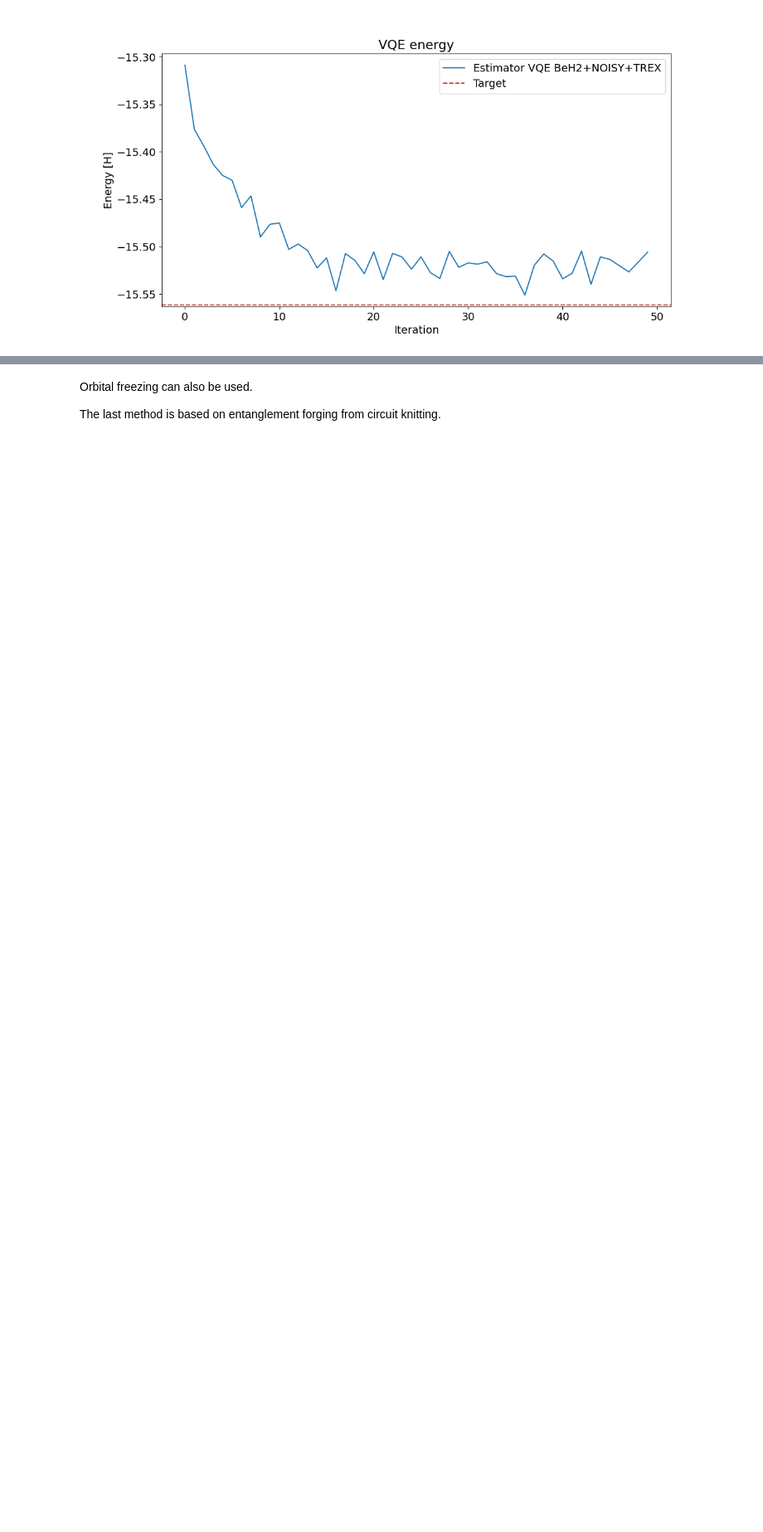
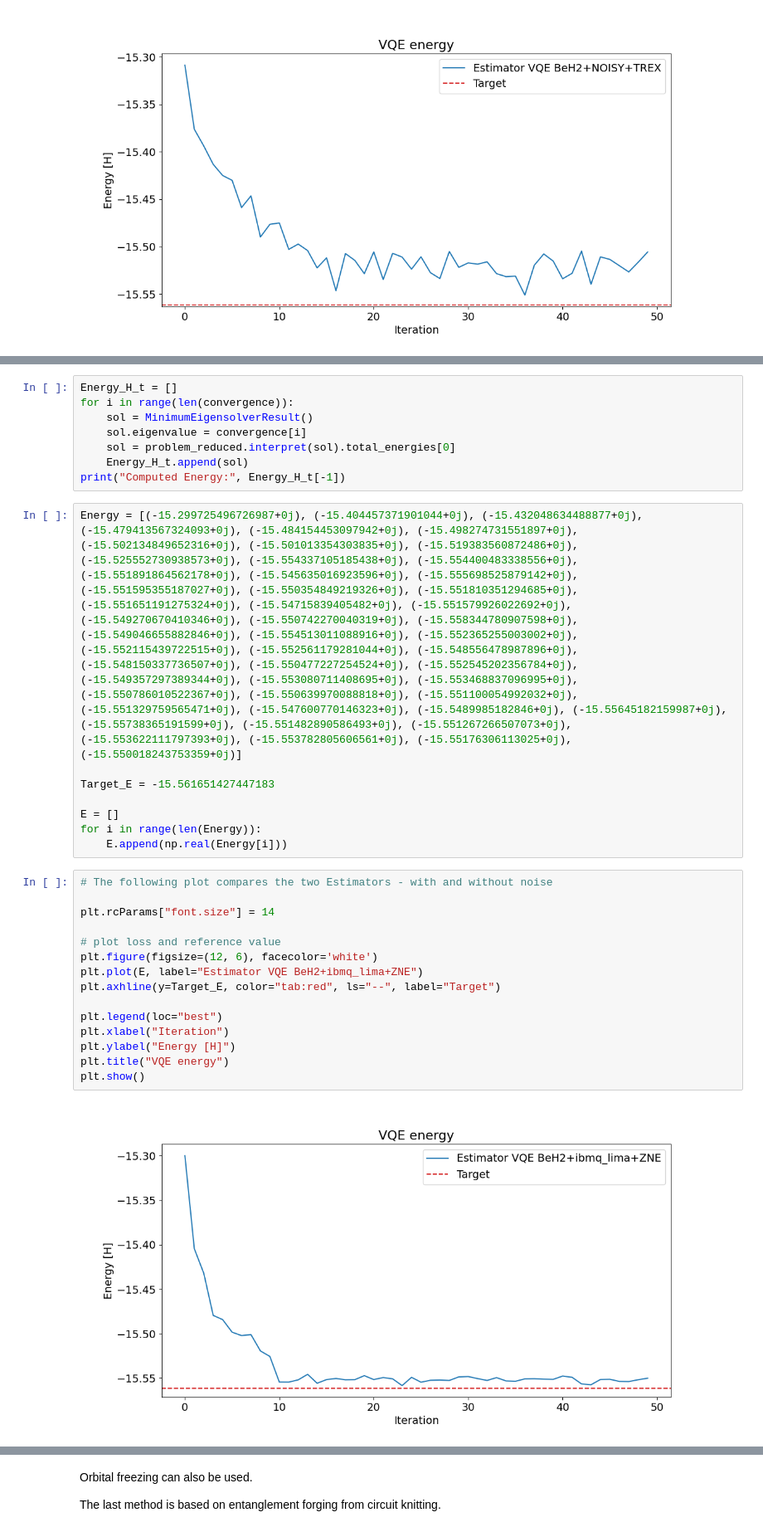
Before and after one commit to jsaroni/QHack2023_Feynmanprodigies, a Jupyter notebook: final_submission.ipynb, the cells around one changed output, grey strips where cells are left out. Shown at 83% size. Drawn from its saved outputs; the diff is of its cells as text; blank space fills up the shorter version.

```diff
--- a/final_submission.ipynb
+++ b/final_submission.ipynb
@@ -752,0 +816,33 @@ plt.show()
+# %%
+Energy_H_t = []
+for i in range(len(convergence)):
+    sol = MinimumEigensolverResult()
+    sol.eigenvalue = convergence[i]
+    sol = problem_reduced.interpret(sol).total_energies[0]
+    Energy_H_t.append(sol)
+print("Computed Energy:", Energy_H_t[-1])
+# %%
+Energy = [(-15.299725496726987+0j), (-15.404457371901044+0j), (-15.432048634488877+0j), (-15.479413567324093+0j), (-15.484154453097942+0j), (-15.498274731551897+0j), (-15.502134849652316+0j), (-15.501013354303835+0j), (-15.519383560872486+0j), (-15.525552730938573+0j), (-15.554337105185438+0j), (-15.554400483338556+0j), (-15.551891864562178+0j), (-15.545635016923596+0j), (-15.555698525879142+0j), (-15.551595355187027+0j), (-15.550354849219326+0j), (-15.551810351294685+0j), (-15.551651191275324+0j), (-15.54715839405482+0j), (-15.551579926022692+0j), (-15.549270670410346+0j), (-15.550742270040319+0j), (-15.558344780907598+0j), (-15.549046655882846+0j), (-15.554513011088916+0j), (-15.552365255003002+0j), (-15.552115439722515+0j), (-15.552561179281044+0j), (-15.548556478987896+0j), (-15.548150337736507+0j), (-15.550477227254524+0j), (-15.552545202356784+0j), (-15.549357297389344+0j), (-15.553080711408695+0j), (-15.553468837096995+0j), (-15.550786010522367+0j), (-15.550639970088818+0j), (-15.551100054992032+0j), (-15.551329759565471+0j), (-15.547600770146323+0j), (-15.5489985182846+0j), (-15.55645182159987+0j), (-15.55738365191599+0j), (-15.551482890586493+0j), (-15.551267266507073+0j), (-15.553622111797393+0j), (-15.553782805606561+0j), (-15.55176306113025+0j), (-15.550018243753359+0j)]
+
+Target_E = -15.561651427447183
+
+E = []
+for i in range(len(Energy)):
+    E.append(np.real(Energy[i]))
+# %%
+# The following plot compares the two Estimators - with and without noise
+
+plt.rcParams["font.size"] = 14
+
+# plot loss and reference value
+plt.figure(figsize=(12, 6), facecolor='white')
+plt.plot(E, label="Estimator VQE BeH2+ibmq_lima+ZNE")
+plt.axhline(y=Target_E, color="tab:red", ls="--", label="Target")
+
+plt.legend(loc="best")
+plt.xlabel("Iteration")
+plt.ylabel("Energy [H]")
+plt.title("VQE energy")
+plt.show()
+# %% [output]
+[figure, added]
```
Also changed, not shown: parts of 7 cells of this notebook.
